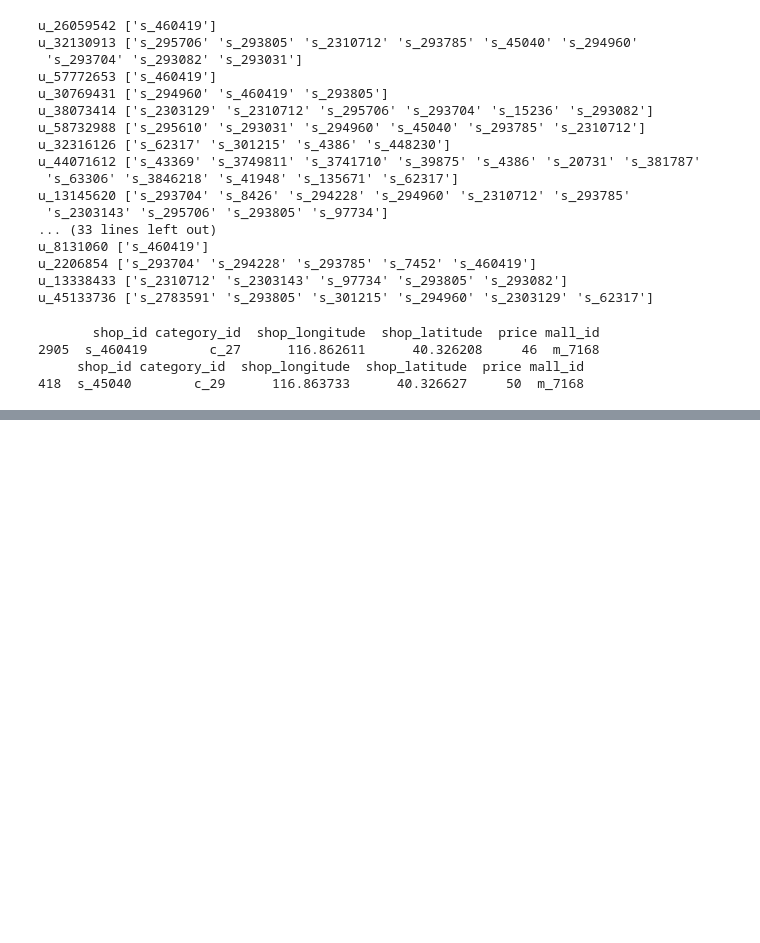
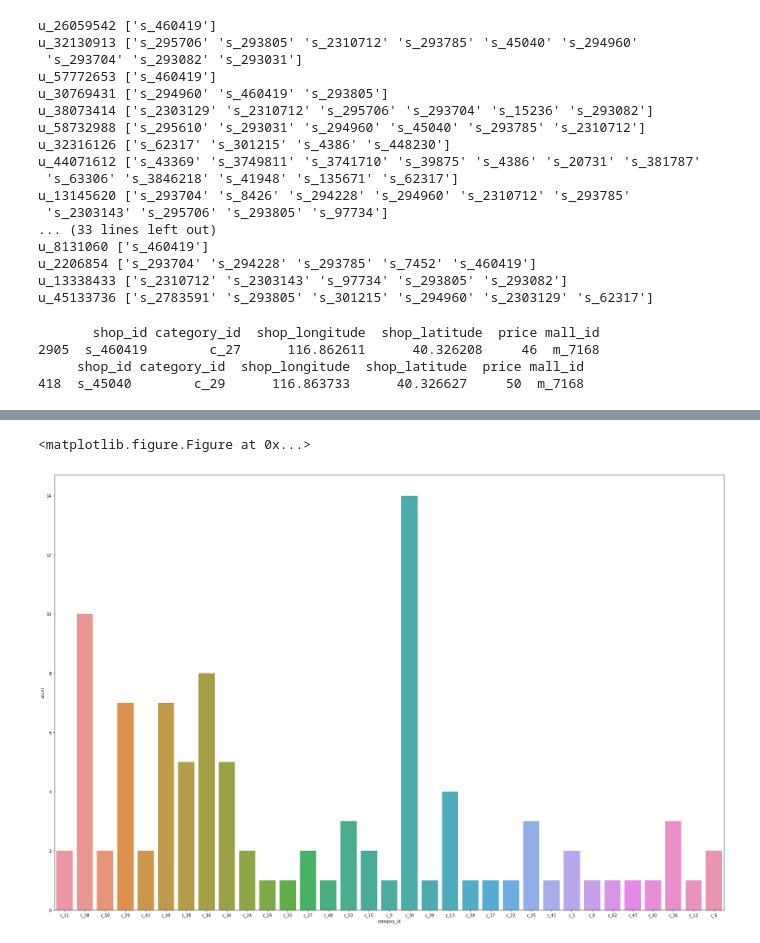
Before and after one commit to lvjianjian/ccf_mayi_2017, a Jupyter notebook: notebook/m_7168.ipynb, the cells around one changed output, grey strips where cells are left out. Drawn from its saved outputs; the diff is of its cells as text; code cells hidden in the pictures; blank space fills up the shorter version.

```diff
--- a/notebook/m_7168.ipynb
+++ b/notebook/m_7168.ipynb
@@ -9,6 +9,7 @@ train = train[train.mall_id==mall_id]
 test = load_testA()
 test = test[test.mall_id == mall_id]
 shop = load_shop_info()
+shop = shop[shop.mall_id == mall_id]
 # %%
 print "train", "user shape", train.user_id.shape, "unique shape", train.user_id.unique().shape
 print "test", "user shape", test.user_id.shape, "unique shape", test.user_id.unique().shape
@@ -192,0 +118,7 @@ array([[ 0.02580212],
+# %%
+f,ax = plt.subplots(1,1,figsize=(30,20))
+ses.countplot(x="category_id", data=shop,ax=ax)
+plt.show()
+# %% [output]
+<matplotlib.figure.Figure at 0x...>
+[figure, added]
```
Also changed, not shown: parts of 32 cells of this notebook, 8 other files.
